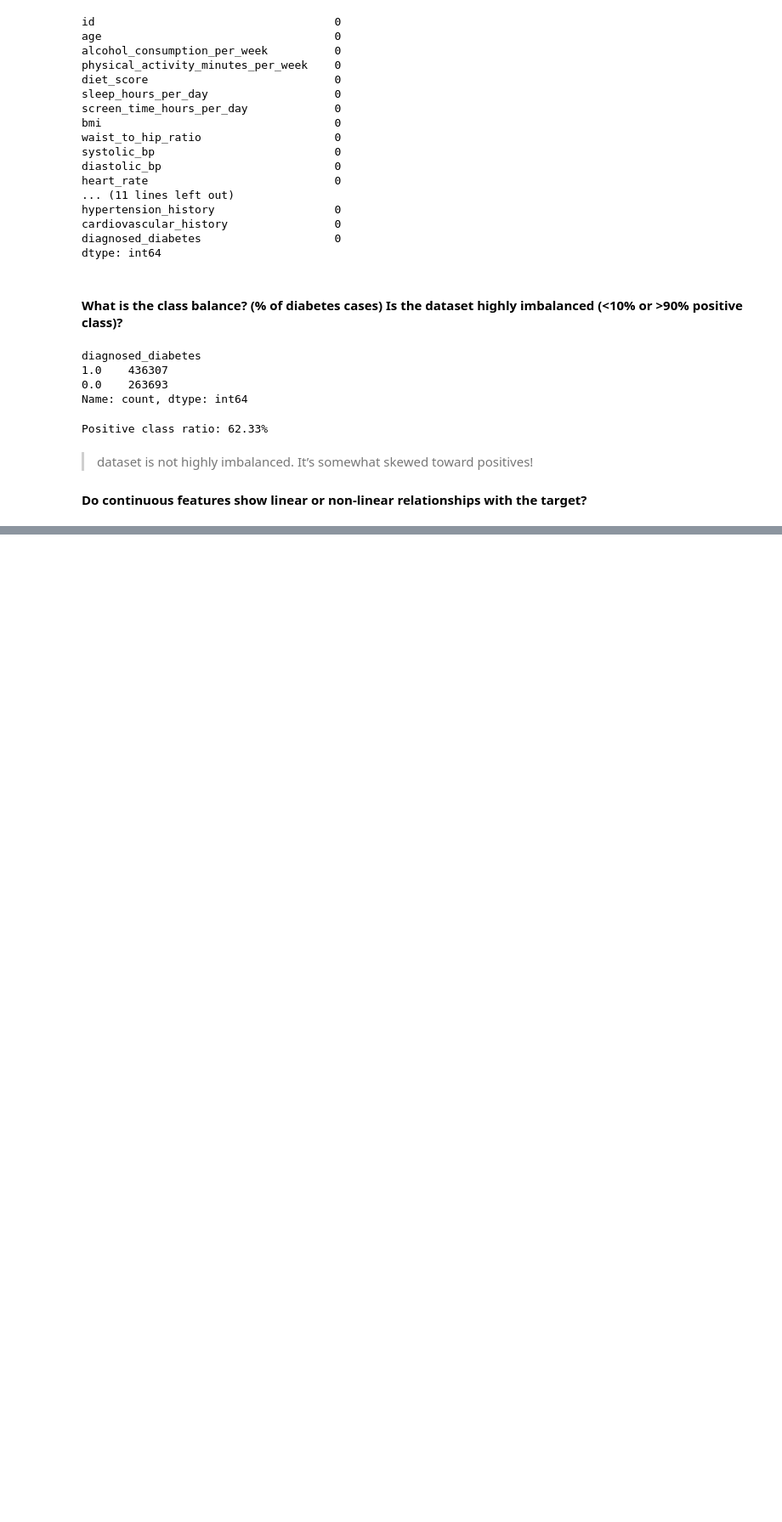
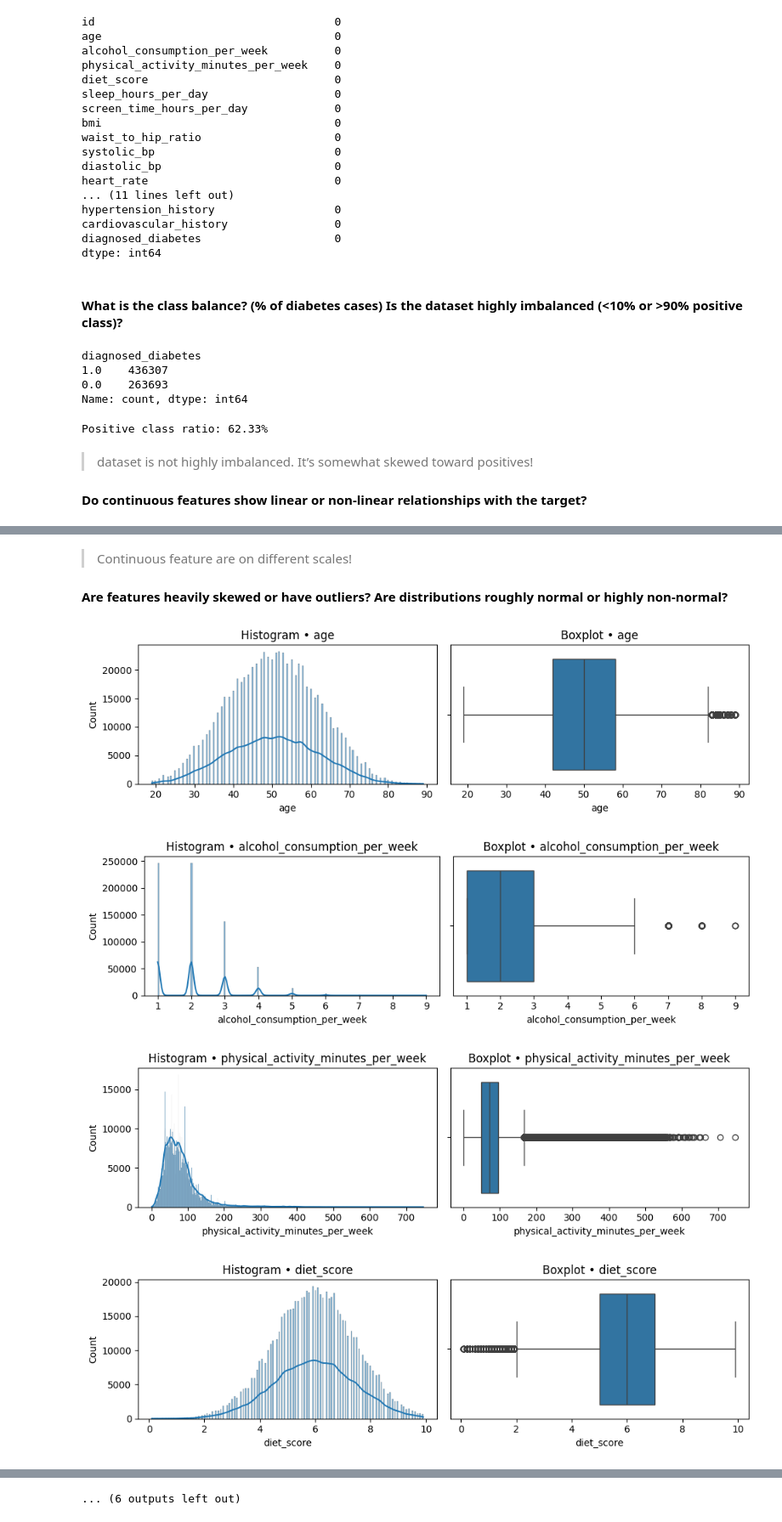
Before and after one commit to Darknight47/Kaggle-Competitions, a Jupyter notebook: Diabetes Prediction Challenge/data_understanding.ipynb, the cells around one changed output, grey strips where cells are left out. Shown: that part at 85% size. Drawn from its saved outputs; the diff is of its cells as text; code cells hidden in the pictures; blank space fills up the shorter version.

```diff
--- a/Diabetes Prediction Challenge/data_understanding.ipynb
+++ b/Diabetes Prediction Challenge/data_understanding.ipynb
@@ -53,3 +55,13 @@ Positive class ratio: 62.33%
 > dataset is not highly imbalanced. It’s somewhat skewed toward positives!
 
 #### Do continuous features show linear or non-linear relationships with the target?
+# %%
+from scipy.stats import pointbiserialr
+# Select only numeric columns (excluding the target itself)
+numeric_features = df.select_dtypes(include=['int64','float64']).columns.drop('diagnosed_diabetes')
+
+# Compute point-biserial correlation for each numeric feature vs target
+results = {}
+for col in numeric_features:
+    corr, pval = pointbiserialr(df[col], df['diagnosed_diabetes'])
+    results[col] = {'correlation': corr, 'p_value': pval}
@@ -55,0 +157,20 @@ Positive class ratio: 62.33%
+# %% [markdown]
+> Continuous feature are on different scales!
+
+#### Are features heavily skewed or have outliers? Are distributions roughly normal or highly non-normal?
+# %%
+numeric_cols = df.select_dtypes(include='number').columns.drop(['id', 'diagnosed_diabetes'])
+
+for col in numeric_cols:
+    fig, ax = plt.subplots(1,2, figsize=(10,3))
+    sns.histplot(df[col], kde=True, ax=ax[0])
+    ax[0].set_title(f'Histogram • {col}')
+    sns.boxplot(x=df[col], ax=ax[1])
+    ax[1].set_title(f'Boxplot • {col}')
+    plt.tight_layout()
+    plt.show()
+# %% [output]
+[figure, added]
+[figure, added]
+[figure, added]
+[figure, added]
@@ -55,0 +185 @@ Positive class ratio: 62.33%
+... (6 outputs left out)
```
Also changed, not shown: parts of 16 cells of this notebook.
